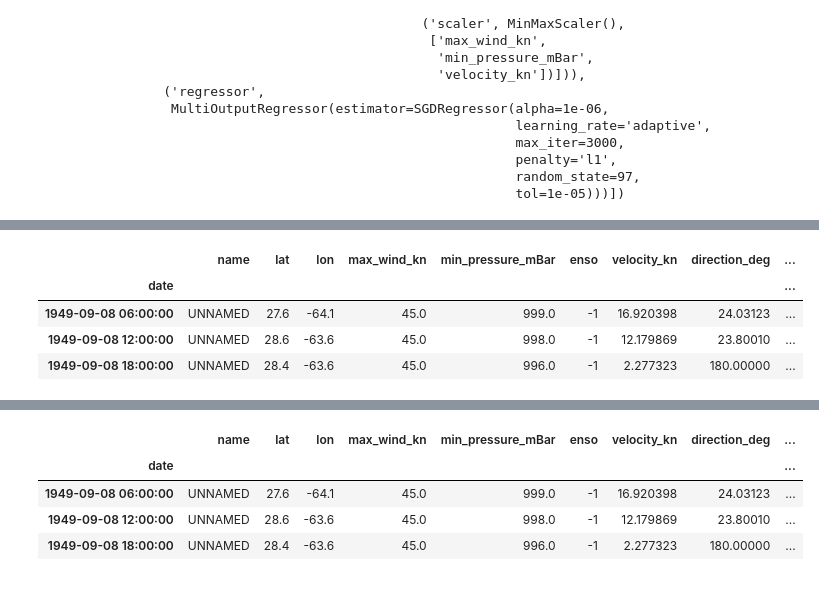
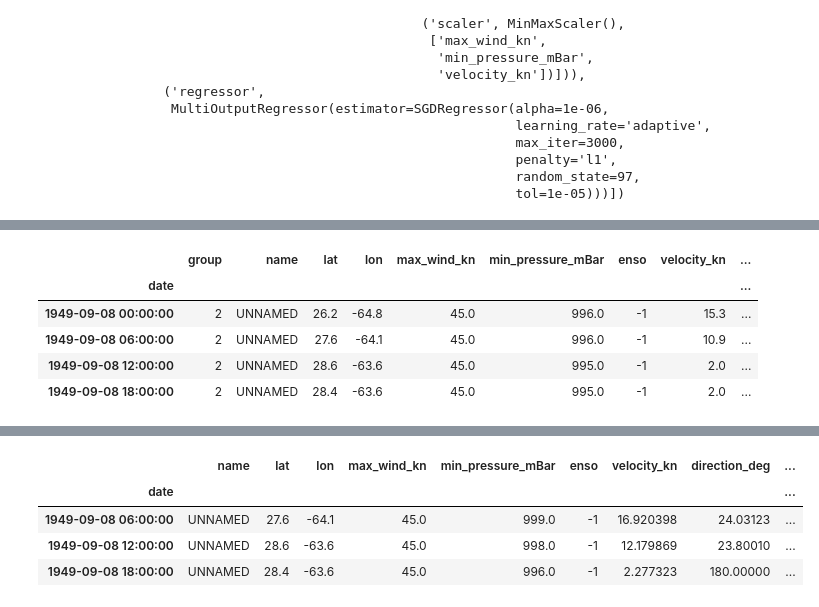
Before and after one commit to StanDobrev11/MachineLearning, a Jupyter notebook: Project/draft_enso.ipynb, the cells around one changed output, grey strips where cells are left out. Saved outputs shown, nothing was run; the diff lists cells and outputs as text; code cells hidden in the pictures.

```diff
--- a/Project/draft_enso.ipynb
+++ b/Project/draft_enso.ipynb
@@ -2056,9 +2050,10 @@ nhc_train_pipeline_sgd.score(X_test, y_test)
 # %%
-nhc[44:47]
+nhc[43:47]
 # %% [output]
-|  | name | lat | lon | max_wind_kn | min_pressure_mBar | enso | velocity_kn | direction_deg | ... |
+|  | group | name | lat | lon | max_wind_kn | min_pressure_mBar | enso | velocity_kn | ... |
 | date |  |  |  |  |  |  |  |  | ... |
-| 1949-09-08 06:00:00 | UNNAMED | 27.6 | -64.1 | 45.0 | 999.0 | -1 | 16.920398 | 24.03123 | ... |
-| 1949-09-08 12:00:00 | UNNAMED | 28.6 | -63.6 | 45.0 | 998.0 | -1 | 12.179869 | 23.80010 | ... |
-| 1949-09-08 18:00:00 | UNNAMED | 28.4 | -63.6 | 45.0 | 996.0 | -1 | 2.277323 | 180.00000 | ... |
+| 1949-09-08 00:00:00 | 2 | UNNAMED | 26.2 | -64.8 | 45.0 | 996.0 | -1 | 15.3 | ... |
+| 1949-09-08 06:00:00 | 2 | UNNAMED | 27.6 | -64.1 | 45.0 | 996.0 | -1 | 10.9 | ... |
+| 1949-09-08 12:00:00 | 2 | UNNAMED | 28.6 | -63.6 | 45.0 | 995.0 | -1 | 2.0 | ... |
+| 1949-09-08 18:00:00 | 2 | UNNAMED | 28.4 | -63.6 | 45.0 | 995.0 | -1 | 2.0 | ... |
 # %%
```
Also changed, not shown: parts of 28 cells of this notebook, 5 other files.
